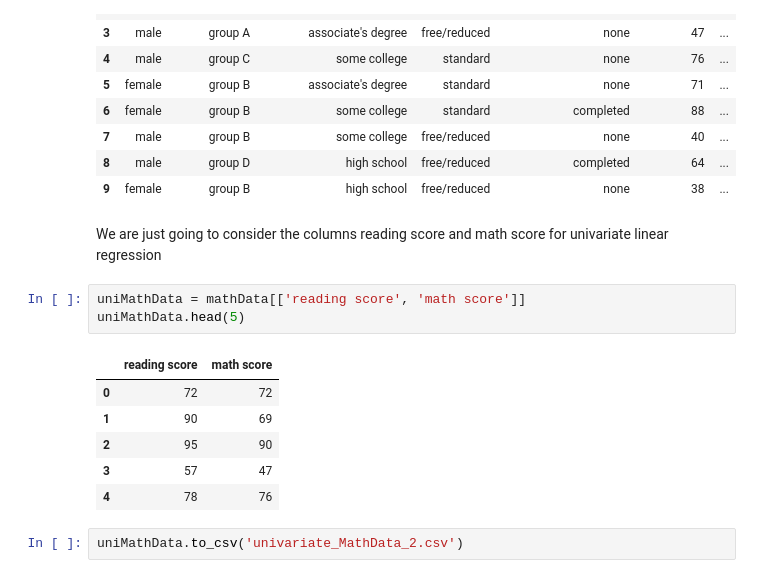
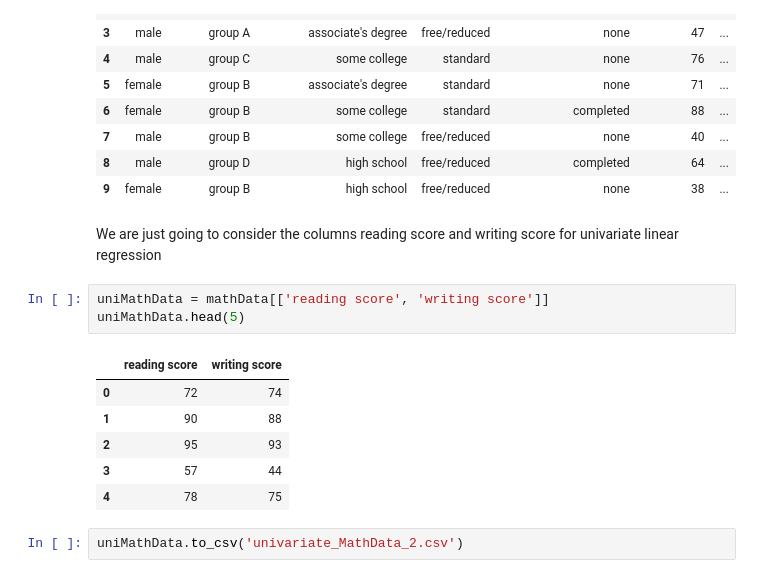
Before and after one commit to stutimongia2024/MLnow_2.0, a Jupyter notebook: 01_Univariate.ipynb, the cells around one changed output. Cells and saved outputs as stored; diff of their text form.

```diff
--- a/01_Univariate.ipynb
+++ b/01_Univariate.ipynb
@@ -49,17 +49,17 @@ mathData.head(10) #print the first ten rows of the dataframe
 | 8 | male | group D | high school | free/reduced | completed | 64 | ... |
 | 9 | female | group B | high school | free/reduced | none | 38 | ... |
 # %% [markdown]
-We are just going to consider the columns reading score and math score for univariate linear regression
+We are just going to consider the columns reading score and writing score for univariate linear regression
 # %%
-uniMathData = mathData[['reading score', 'math score']]
+uniMathData = mathData[['reading score', 'writing score']]
 uniMathData.head(5)
 # %% [output]
-|  | reading score | math score |
-| 0 | 72 | 72 |
-| 1 | 90 | 69 |
-| 2 | 95 | 90 |
-| 3 | 57 | 47 |
-| 4 | 78 | 76 |
+|  | reading score | writing score |
+| 0 | 72 | 74 |
+| 1 | 90 | 88 |
+| 2 | 95 | 93 |
+| 3 | 57 | 44 |
+| 4 | 78 | 75 |
 # %%
 uniMathData.to_csv('univariate_MathData_2.csv')
 # %%
```
Also changed, not shown: parts of 15 cells of this notebook.
